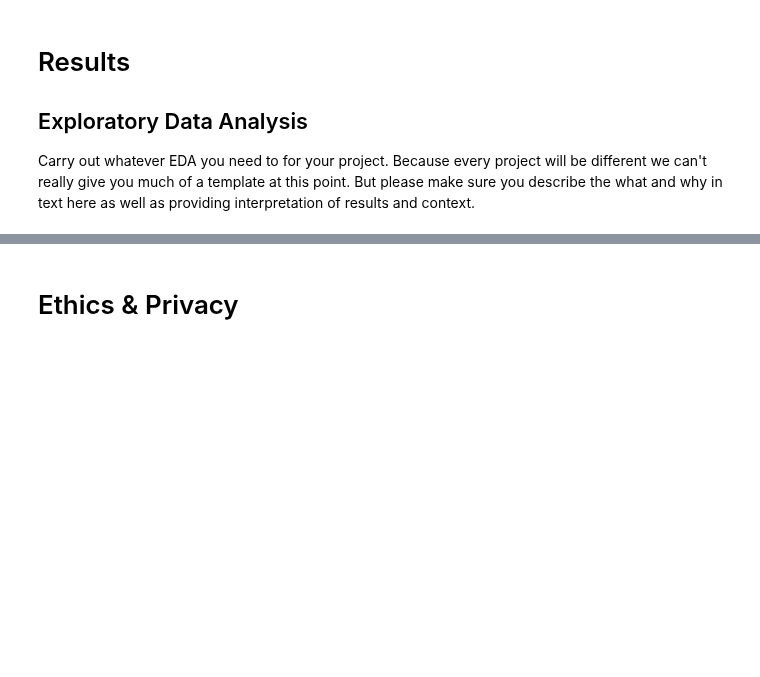
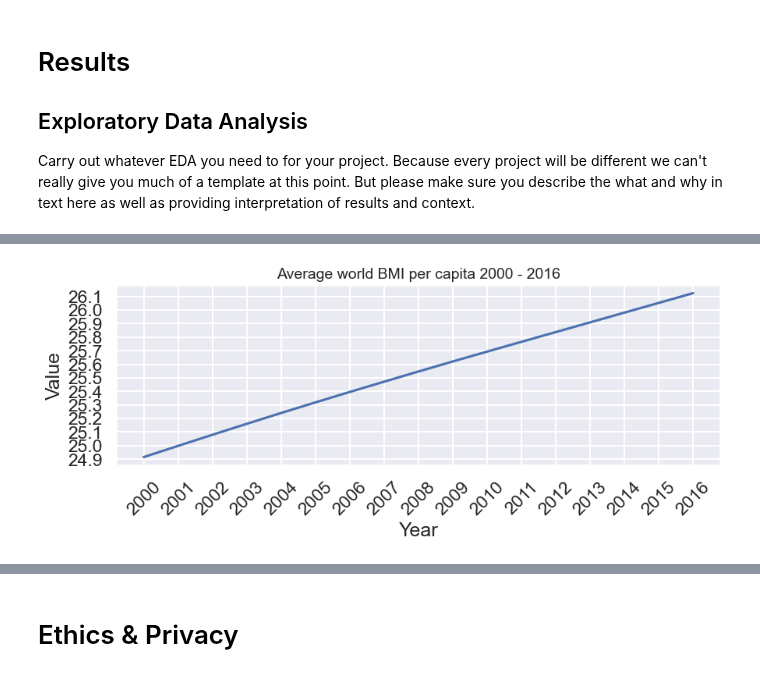
Before and after one commit to COGS108/Group074_WI24, a Jupyter notebook: EDACheckpoint_Group074_WI24.ipynb, the cells around one changed output, grey strips where cells are left out. Cells and saved outputs as stored; diff of their text form; code cells hidden in the pictures; blank space fills up the shorter version.

```diff
--- a/EDACheckpoint_Group074_WI24.ipynb
+++ b/EDACheckpoint_Group074_WI24.ipynb
@@ -601,0 +635,14 @@ Some more words and stuff.  Remember notebooks work best if you interleave the c
+# %%
+df_melted = global_avg.melt(id_vars='Series', var_name='Year', value_name='Value',)
+avg_bmi = df_melted[df_melted['Series'] == 'BMI']
+plt.figure(figsize=(10, 3))  # Adjust the width and height as needed
+sns.lineplot(data = avg_bmi, x="Year", y='Value', hue='Series', legend = False)
+plt.xticks(range(min(avg_bmi['Year']), max(avg_bmi['Year']) + 1, 1))
+plt.yticks([i/10 for i in range(int(min(avg_bmi['Value']*10)), int(max(avg_bmi['Value']*10)) + 1)],
+           [f'{i/10:.1f}' for i in range(int(min(avg_bmi['Value']*10)), int(max(avg_bmi['Value']*10)) + 1)])
+plt.xticks(rotation=45)  # Rotate the ticks for better visibility
+plt.title('Average world BMI per capita 2000 - 2016', fontsize=14)
+
+plt.show()
+# %% [output]
+[figure, added]
```
Also changed, not shown: parts of 21 cells of this notebook.
